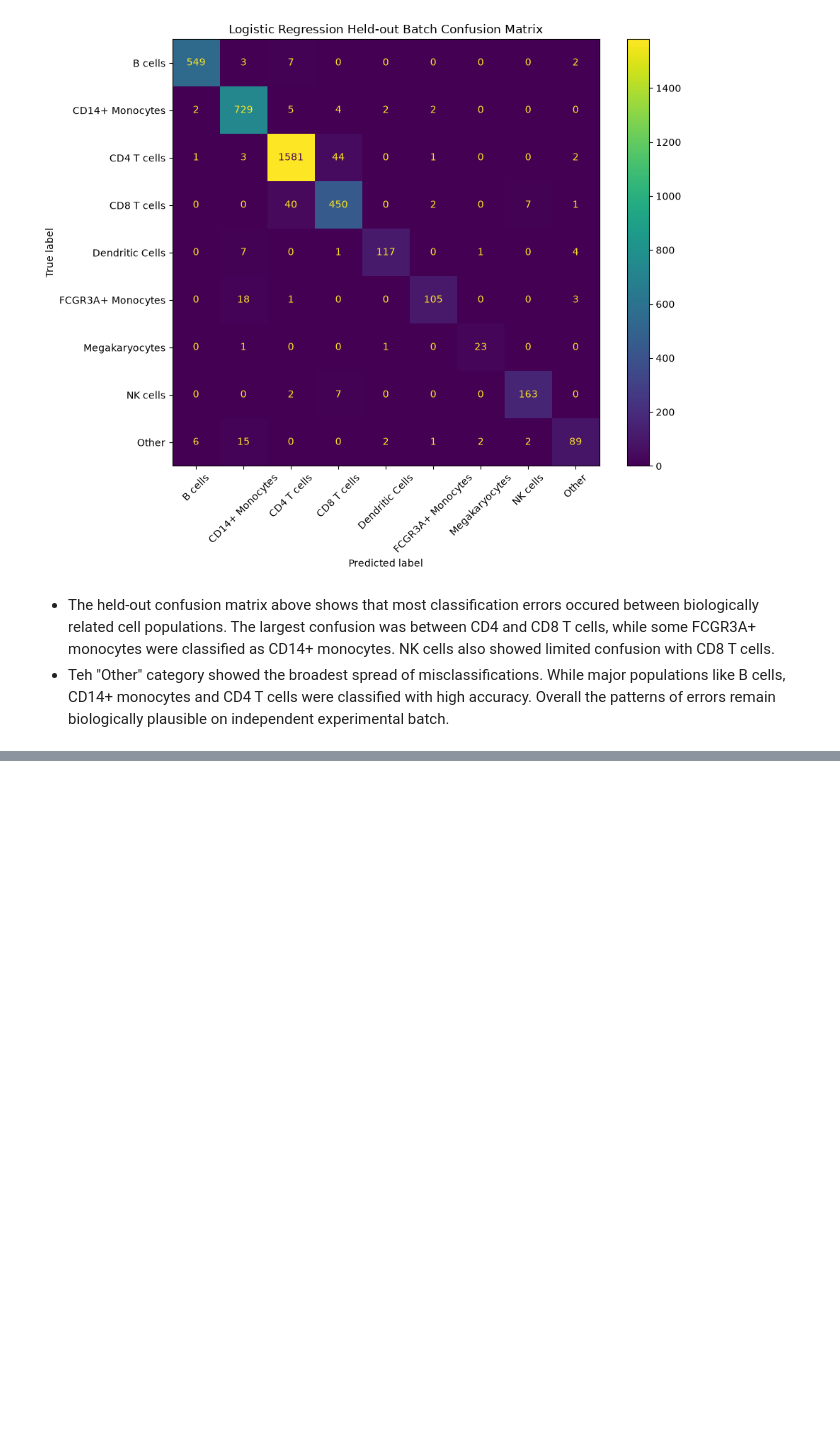
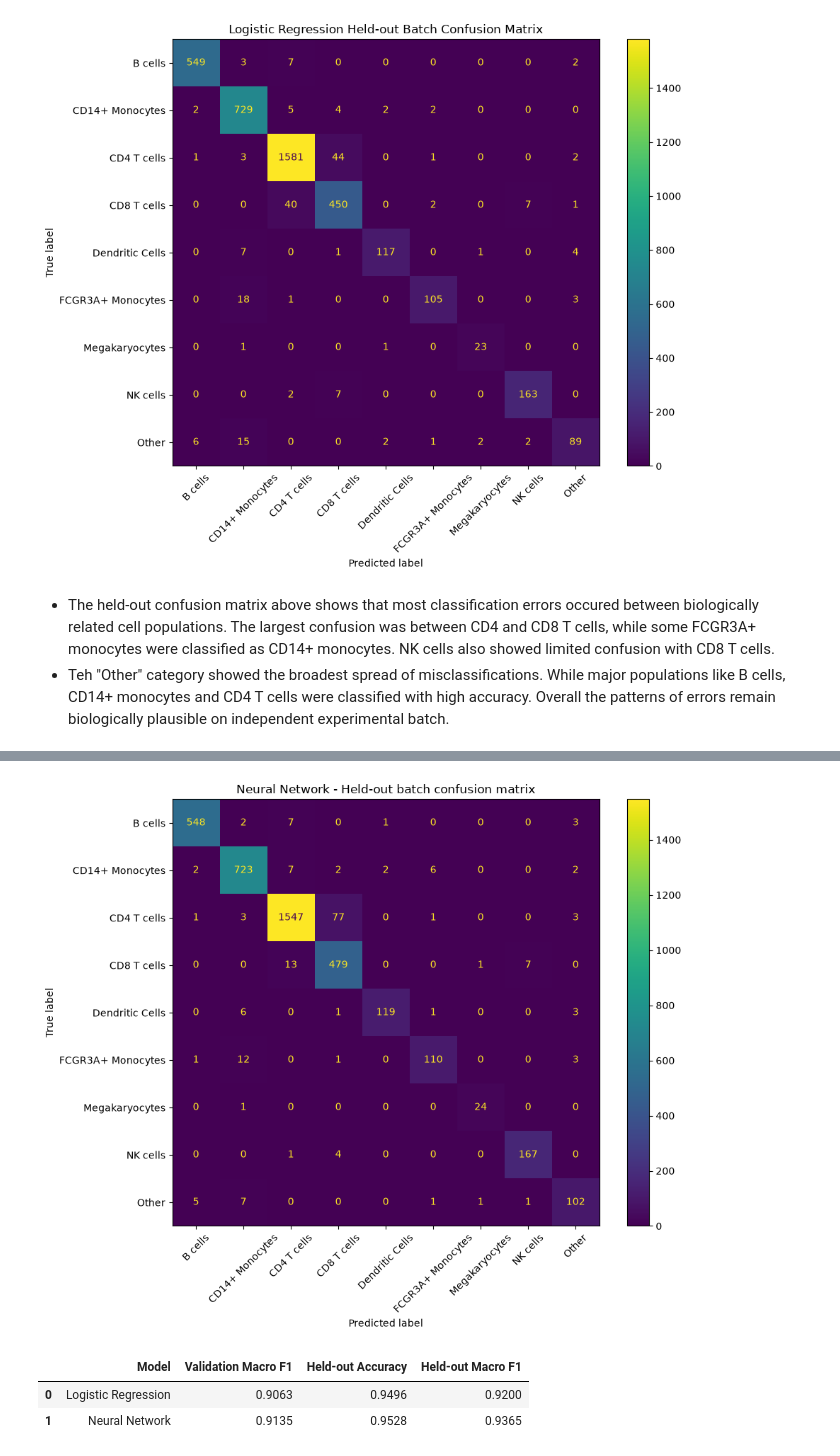
Before and after one commit to fionnualamoody/single-cell-interpretable-ml, a Jupyter notebook: notebooks/single_cell_data_exploration.ipynb, the cells around one changed output, grey strips where cells are left out. Cells and saved outputs as stored; diff of their text form; code cells hidden in the pictures; blank space fills up the shorter version.

```diff
--- a/notebooks/single_cell_data_exploration.ipynb
+++ b/notebooks/single_cell_data_exploration.ipynb
@@ -514,0 +557,24 @@ plt.show()
+# %%
+# create DataLoaders
+train_loader =DataLoader(
+    train_dataset,
+    batch_size=128,
+    shuffle=True
+)
+
+val_loader =DataLoader(
+    val_dataset,
+    batch_size=256,
+    shuffle=False
+)
+
+test_loader =DataLoader(
+    test_dataset,
+    batch_size=256,
+    shuffle=False
+)
+
+X_batch, y_batch=next(iter(train_loader))
+
+print("Feature batch:",X_batch.shape)
+print("Label batch:",y_batch.shape)
@@ -514,0 +856,43 @@ plt.show()
+# %%
+# NN confusion matrix
+fig, ax = plt.subplots(figsize=(10,8))
+
+ConfusionMatrixDisplay.from_predictions(
+    test_targets_nn,
+    test_predictions_nn,
+    display_labels=label_encoder.classes_,
+    xticks_rotation=45,
+    ax=ax
+)
+
+ax.set_title("Neural Network - Held-out batch confusion matrix")
+plt.tight_layout()
+plt.show()
+# %% [output]
+[figure, added]
+# %%
+# comparison table
+comparison_df=pd.DataFrame({
+    "Model":[
+        "Logistic Regression",
+        "Neural Network"
+    ],
+    "Validation Macro F1":[
+        val_macro_f1,
+        best_val_f1
+    ],
+    "Held-out Accuracy":[
+        test_accuracy,
+        nn_test_accuracy
+    ],
+    "Held-out Macro F1":[
+        test_macro_f1,
+        nn_test_macro_f1
+    ]
+})
+
+comparison_df.round(4)
+# %% [output]
+|  | Model | Validation Macro F1 | Held-out Accuracy | Held-out Macro F1 |
+| 0 | Logistic Regression | 0.9063 | 0.9496 | 0.9200 |
+| 1 | Neural Network | 0.9135 | 0.9528 | 0.9365 |
```
Also changed, not shown: parts of 24 cells of this notebook.
